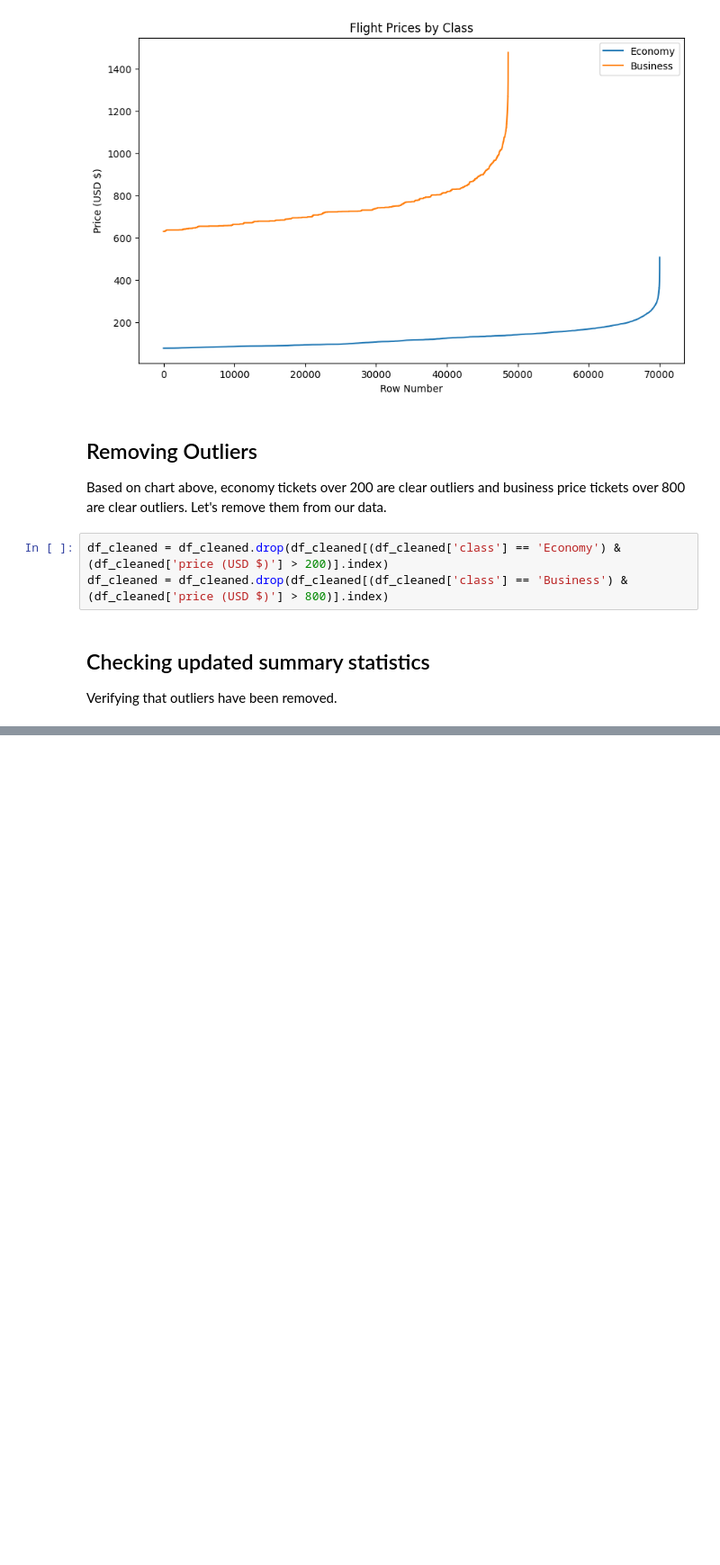
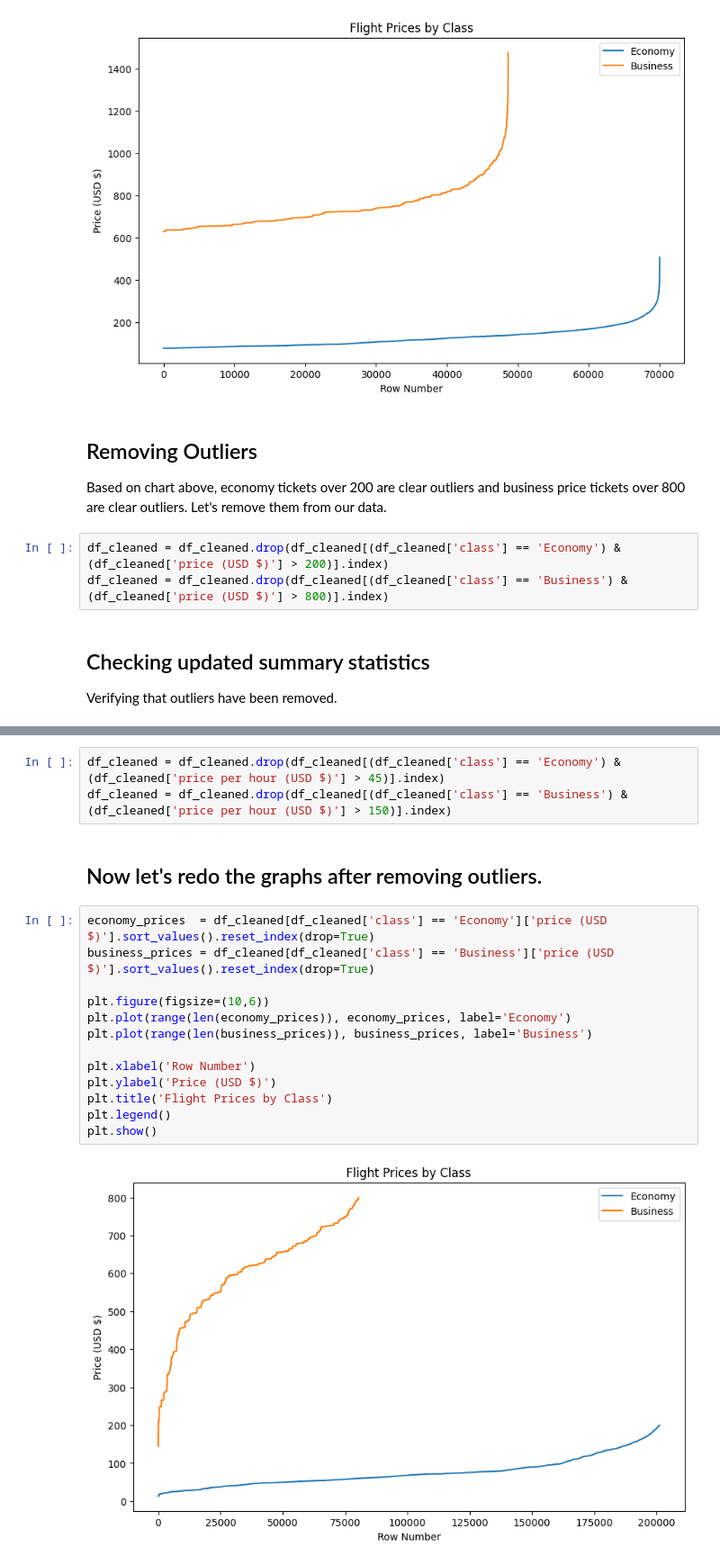
Before and after one commit to ImranQureshi25/Flight_Data_Analysis_Python_Project, a Jupyter notebook: Flight_Data_Analysis_Python_Project.ipynb, the cells around one changed output, grey strips where cells are left out. Shown at 90% size. Cells and saved outputs as stored; diff of their text form; blank space fills up the shorter version.

```diff
--- a/Flight_Data_Analysis_Python_Project.ipynb
+++ b/Flight_Data_Analysis_Python_Project.ipynb
@@ -233,0 +305,20 @@ max         66640.00         799.68
+# %%
+df_cleaned = df_cleaned.drop(df_cleaned[(df_cleaned['class'] == 'Economy') & (df_cleaned['price per hour (USD $)'] > 45)].index)
+df_cleaned = df_cleaned.drop(df_cleaned[(df_cleaned['class'] == 'Business') & (df_cleaned['price per hour (USD $)'] > 150)].index)
+# %% [markdown]
+## Now let's redo the graphs after removing outliers.
+# %%
+economy_prices  = df_cleaned[df_cleaned['class'] == 'Economy']['price (USD $)'].sort_values().reset_index(drop=True)
+business_prices = df_cleaned[df_cleaned['class'] == 'Business']['price (USD $)'].sort_values().reset_index(drop=True)
+
+plt.figure(figsize=(10,6))
+plt.plot(range(len(economy_prices)), economy_prices, label='Economy')
+plt.plot(range(len(business_prices)), business_prices, label='Business')
+
+plt.xlabel('Row Number')
+plt.ylabel('Price (USD $)')
+plt.title('Flight Prices by Class')
+plt.legend()
+plt.show()
+# %% [output]
+[figure, added]
```
Also changed, not shown: parts of 18 cells of this notebook, 2 other files.
